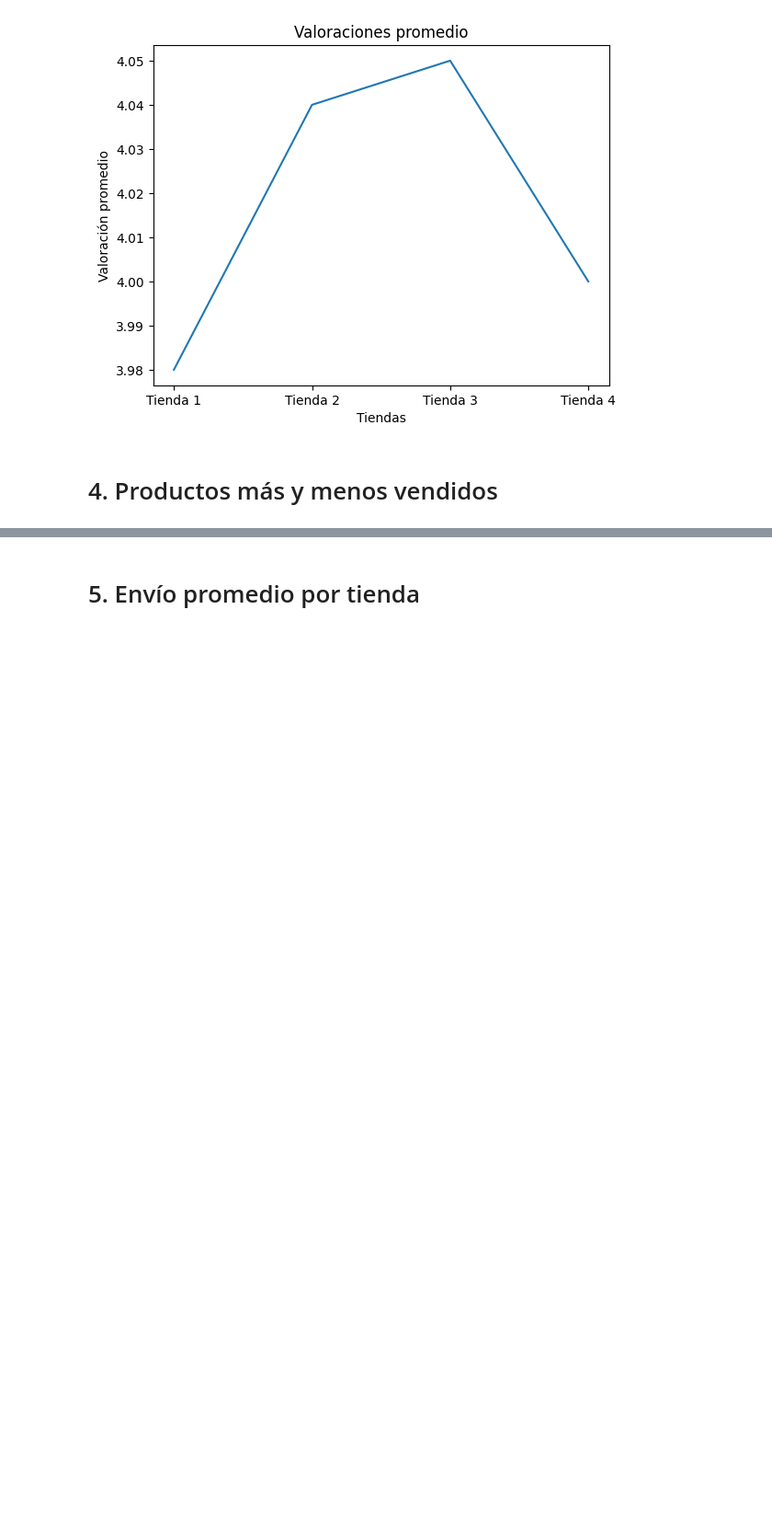
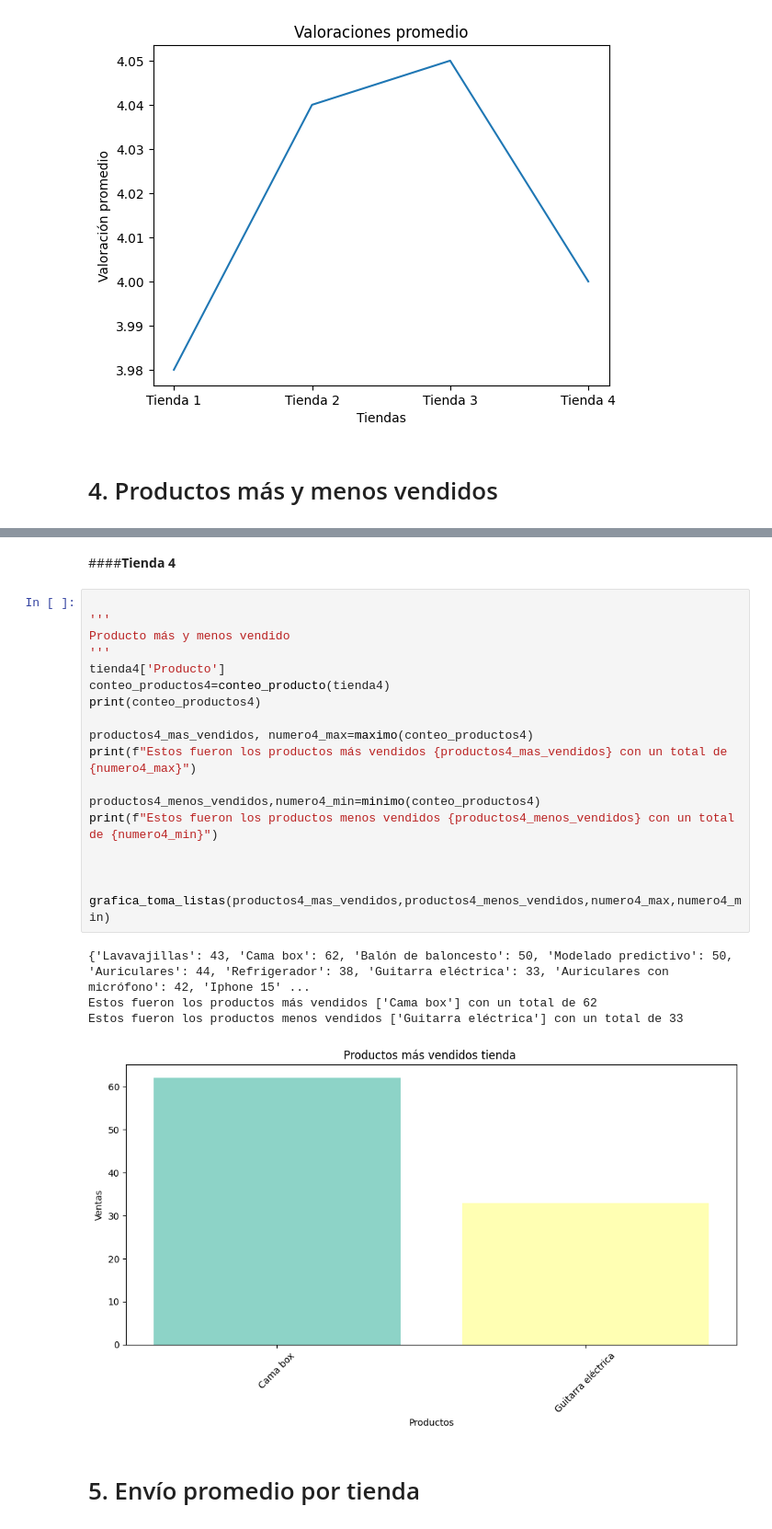
Before and after one commit to Julian-RR/Data-Science-challenge-1, a Jupyter notebook: AluraStoreLatam.ipynb, the cells around one changed output, grey strips where cells are left out. Shown at 92% size. Saved outputs shown, nothing was run; the diff lists cells and outputs as text; blank space fills up the shorter version.

```diff
--- a/AluraStoreLatam.ipynb
+++ b/AluraStoreLatam.ipynb
@@ -418,2 +558,27 @@ plt.show()
+# %% [markdown]
+####**Tienda 4**
+# %%
+
+'''
+Producto más y menos vendido
+'''
+tienda4['Producto']
+conteo_productos4=conteo_producto(tienda4)
+print(conteo_productos4)
+
+productos4_mas_vendidos, numero4_max=maximo(conteo_productos4)
+print(f"Estos fueron los productos más vendidos {productos4_mas_vendidos} con un total de {numero4_max}")
+
+productos4_menos_vendidos,numero4_min=minimo(conteo_productos4)
+print(f"Estos fueron los productos menos vendidos {productos4_menos_vendidos} con un total de {numero4_min}")
+
+
+
+grafica_toma_listas(productos4_mas_vendidos,productos4_menos_vendidos,numero4_max,numero4_min)
+# %% [output]
+{'Lavavajillas': 43, 'Cama box': 62, 'Balón de baloncesto': 50, 'Modelado predictivo': 50, 'Auriculares': 44, 'Refrigerador': 38, 'Guitarra eléctrica': 33, 'Auriculares con micrófono': 42, 'Iphone 15' ...
+Estos fueron los productos más vendidos ['Cama box'] con un total de 62
+Estos fueron los productos menos vendidos ['Guitarra eléctrica'] con un total de 33
+[figure, added]
 # %% [markdown]
 # 5. Envío promedio por tienda
```
Also changed, not shown: parts of 13 cells of this notebook.
